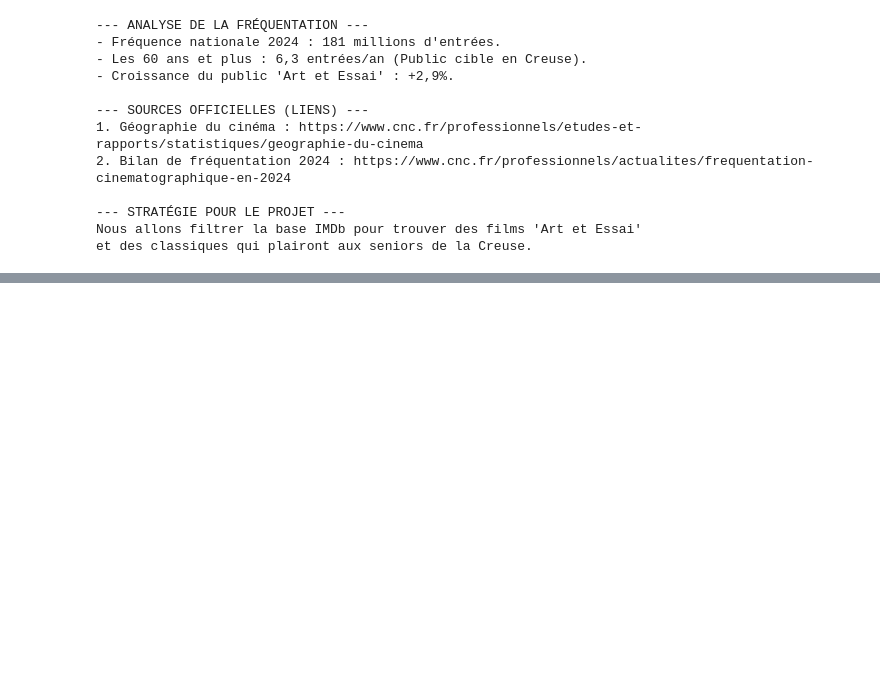
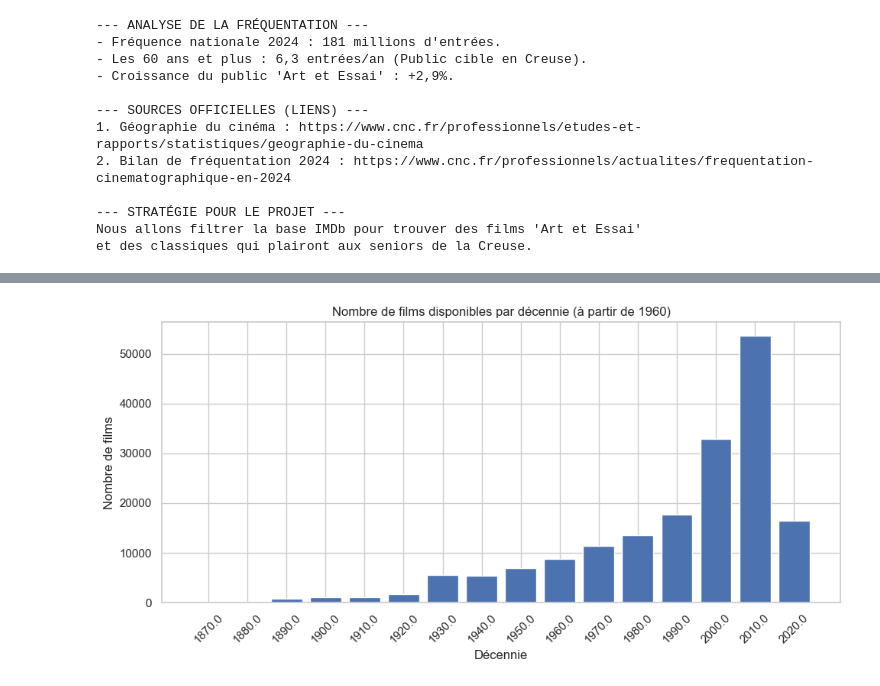
Before and after one commit to yakhinazilya-crypto/recommandation-films-creuse, a Jupyter notebook: notebooks/00_etude_marche_creuse.ipynb, the cells around one changed output, grey strips where cells are left out. Drawn from its saved outputs; the diff is of its cells as text; code cells hidden in the pictures; blank space fills up the shorter version.

```diff
--- a/notebooks/00_etude_marche_creuse.ipynb
+++ b/notebooks/00_etude_marche_creuse.ipynb
@@ -146,0 +192,7 @@ et des classiques qui plairont aux seniors de la Creuse.
+# %%
+# ÉTAPE 1 : IMPORTATION DES DONNÉES
+
+DATA_PATH = "../data/movie.csv"
+df_final = pd.read_csv(DATA_PATH)
+
+df_final.columns
@@ -146,0 +203,8 @@ et des classiques qui plairont aux seniors de la Creuse.
+# %%
+#
+df_graph4 = df_final.copy()
+
+df_graph4['decade'] = (df_graph4['year'] // 10) * 10
+df_graph4['decade'] = df_graph4['decade'].astype(float, int)
+
+df_graph4[['year', 'decade']].head()
@@ -146,0 +218,10 @@ et des classiques qui plairont aux seniors de la Creuse.
+# %%
+# Calcul du nombre de films par decennie
+films_par_decennie = (
+    df_graph4
+    .groupby('decade')
+    .size()
+    .reset_index(name='nombre_de_films')
+)
+
+films_par_decennie.head()
@@ -146,0 +235,18 @@ et des classiques qui plairont aux seniors de la Creuse.
+# %%
+import matplotlib.pyplot as plt
+
+plt.figure(figsize=(10,5))
+plt.bar(
+    films_par_decennie['decade'].astype(str),
+    films_par_decennie['nombre_de_films']
+)
+
+plt.title("Nombre de films disponibles par décennie (à partir de 1960)")
+plt.xlabel("Décennie")
+plt.ylabel("Nombre de films")
+plt.xticks(rotation=45)
+plt.tight_layout()
+plt.show()
+#
+# %% [output]
+[figure, added]
```
Also changed, not shown: parts of 7 cells of this notebook, 2 other files.
